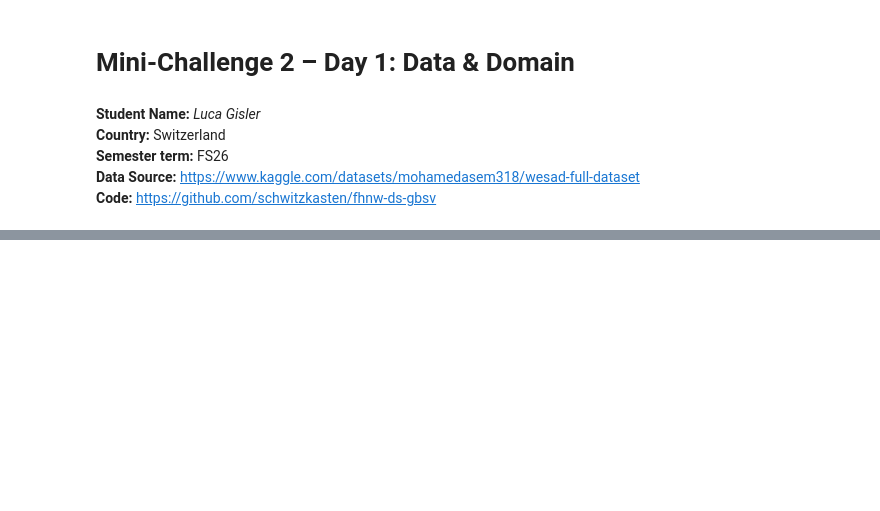
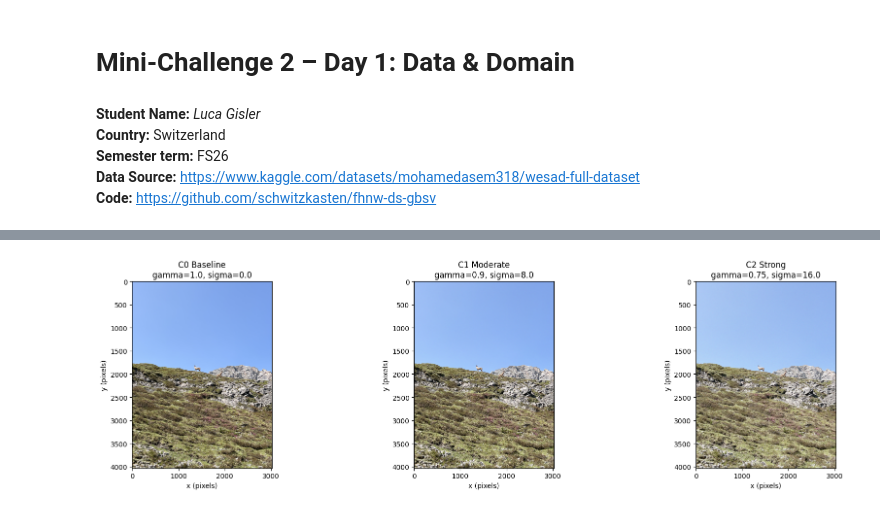
Before and after one commit to schwitzkasten/fhnw-ds-gbsv, a Jupyter notebook: Challenges MC2/gbsv-mc2.1.ipynb, the cells around one changed output, grey strips where cells are left out. Cells and saved outputs as stored; diff of their text form; code cells hidden in the pictures; blank space fills up the shorter version.

```diff
--- a/Challenges MC2/gbsv-mc2.1.ipynb
+++ b/Challenges MC2/gbsv-mc2.1.ipynb
@@ -93,0 +166,13 @@ plt.show()
+# %%
+augmented = {name: apply_config(img, cfg) for name, cfg in configs.items()}
+
+fig, axes = plt.subplots(1, 3, figsize=(18, 5))
+for ax, (name, cfg) in zip(axes, configs.items()):
+    ax.imshow(augmented[name])
+    ax.set_title(f"{name}\ngamma={cfg['gamma']}, sigma={cfg['sigma']}")
+    ax.set_xlabel("x (pixels)")
+    ax.set_ylabel("y (pixels)")
+plt.tight_layout()
+plt.show()
+# %% [output]
+[figure, added]
```
Also changed, not shown: parts of 30 cells of this notebook, 2 other files.
